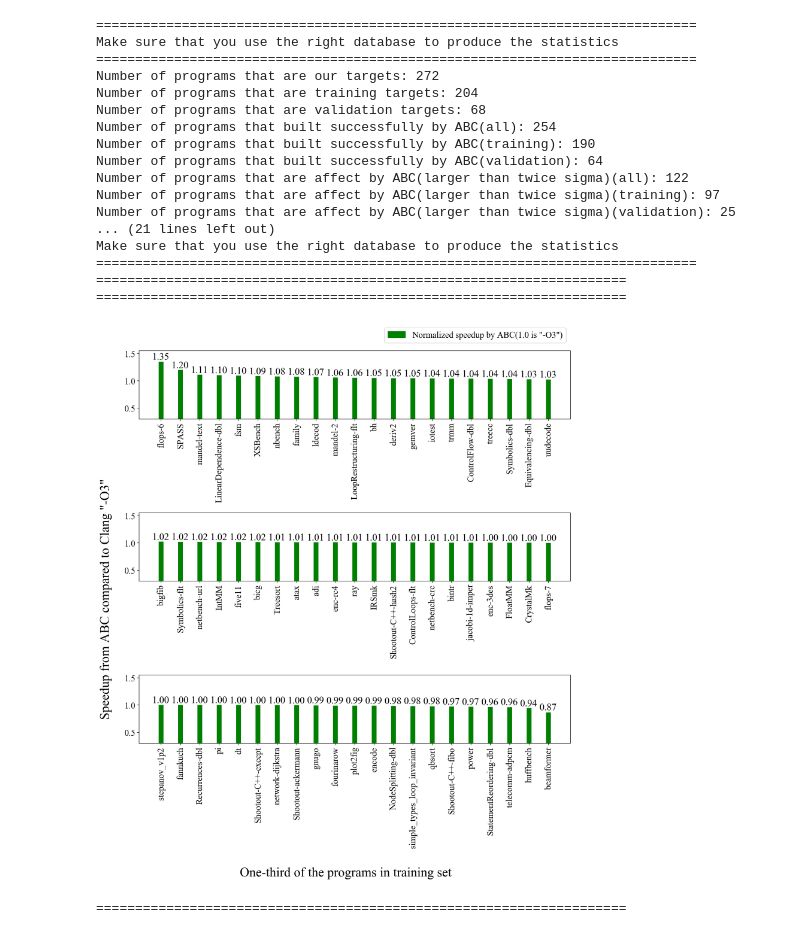
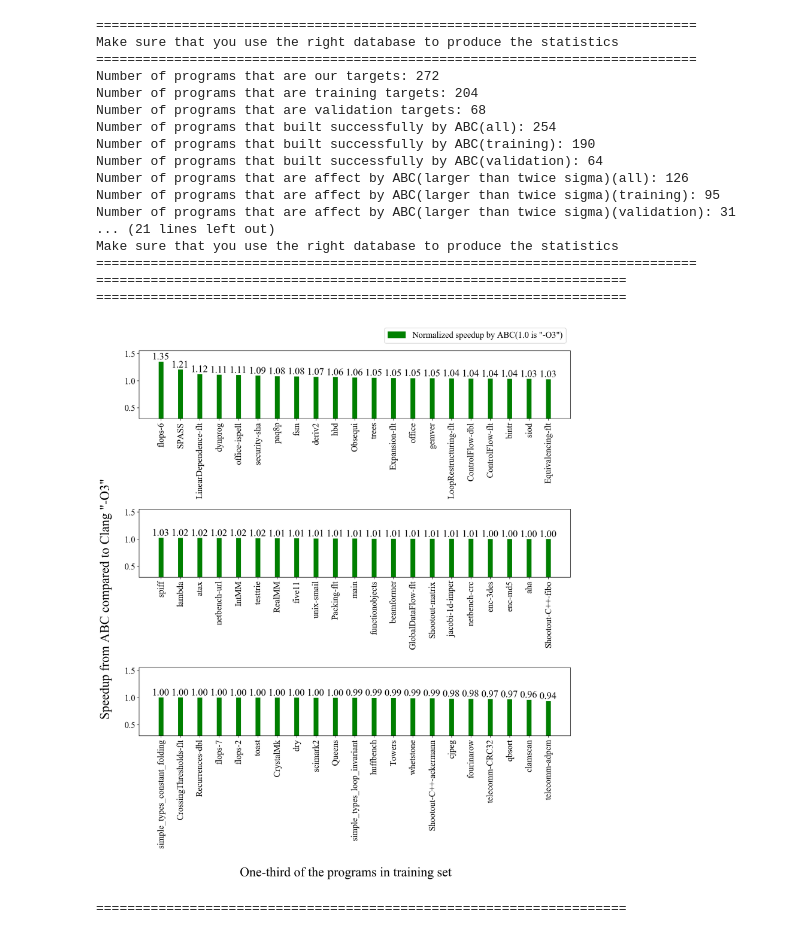
Before and after one commit to JaredCJR/ThesisTools, a Jupyter notebook: PassInstrument/inference/SpeedupEvaluation/LoadAndDraw.ipynb, the cells around one changed output. Cells and saved outputs as stored; diff of their text form; code cells hidden in the pictures.

Commit message:
Let the last commit be the best result of the best configuration
training: 2.0% speedup
validation: 1.6% speedup

```diff
--- a/PassInstrument/inference/SpeedupEvaluation/LoadAndDraw.ipynb
+++ b/PassInstrument/inference/SpeedupEvaluation/LoadAndDraw.ipynb
@@ -120,6 +120,7 @@ def DrawBarChart(Inputs, Title, SaveName="Saved.png", SubGraphNum=3,  Ymax=None,
 
 
 if __name__ == '__main__':
+    TargetDir = "legacy_data/log-07-14_01-57" # training: 2.0%; validation 1.6%
     #TargetDir = "legacy_data/log-07-07_02-07"# training: 1.6%; validation 1.1%
     #TargetDir = "legacy_data/log-06-25_17-42"# training: 0.7%; validation 0.6%
     #TargetDir = "legacy_data/log-06-19_18-56"# training: 1.2%; validation 0.6%
@@ -129,7 +130,7 @@ if __name__ == '__main__':
     #TargetDir = "legacy_data/log-05-30_04-18"# training: 1%; validation 0.8% speedup
     #TargetDir = "legacy_data/log-05-26_19-05"# training: 1.0%; validation 1.1% speedup
     #TargetDir = "legacy_data/log-05-22_07-36"# training: 1.4%; validation 1.4% speedup
-    TargetDir = "legacy_data/log-05-18_03-38"# training: 1.6%; validation 1.1% speedup
+    ###TargetDir = "legacy_data/log-05-18_03-38"# training: 1.6%; validation 1.1% speedup
     #TargetDir = "legacy_data/log-05-14_07-49"# training: 0.9%; validation 1.1% speedup
     #TargetDir = "legacy_data/log-05-07_08-38"# training: 0.9%; validation 0.8% speedup
     #TargetDir = "legacy_data/log-05-02_20-55"# training: 1.4%; validation 1.5% speedup
@@ -336,35 +337,35 @@ if __name__ == '__main__':
 #                  Ymax = TrainingGraphData_sigma[0][1]+0.2, Ymin = 0.3,
 #                  XbarLabel = "Programs with performance differences which are larger than twice of stddev. in training set")
     DrawBarChart(Inputs=TrainingGraphData, Title="",
                  SaveName = "Evaluation_Speedup-trainingSet.png", SubGraphNum=3,
                  Ymax = TrainingGraphData[0][1]+0.2, Ymin = 0.3,
                  XbarLabel = "One-third of the programs in training set")
     print("====================================================================")
 #     DrawBarChart(Inputs=ValidationGraphData_sigma, Title="",
 #                  SaveName = "Evaluation_Speedup-validationSet.png", SubGraphNum=1,
 #                  Ymax = ValidationGraphData_sigma[0][1]+0.2, Ymin = 0.3,
 #                  XbarLabel = "Programs with performance differences which are larger than twice of stddev. in validation set")
     DrawBarChart(Inputs=ValidationGraphData, Title="",
                  SaveName = "Evaluation_Speedup-validationSet.png", SubGraphNum=2,
                  Ymax = ValidationGraphData[0][1]+0.2, Ymin = 0.3,
                  XbarLabel = "Half of the programs in validation set")
 # %% [output]
 =============================================================================
 Make sure that you use the right database to produce the statistics
 =============================================================================
 Number of programs that are our targets: 272
 Number of programs that are training targets: 204
 Number of programs that are validation targets: 68
 Number of programs that built successfully by ABC(all): 254
 Number of programs that built successfully by ABC(training): 190
 Number of programs that built successfully by ABC(validation): 64
-Number of programs that are affect by ABC(larger than twice sigma)(all): 122
-Number of programs that are affect by ABC(larger than twice sigma)(training): 97
-Number of programs that are affect by ABC(larger than twice sigma)(validation): 25
+Number of programs that are affect by ABC(larger than twice sigma)(all): 126
+Number of programs that are affect by ABC(larger than twice sigma)(training): 95
+Number of programs that are affect by ABC(larger than twice sigma)(validation): 31
 ... (21 lines left out)
 Make sure that you use the right database to produce the statistics
 =============================================================================
 ====================================================================
 ====================================================================
-[figure, old version]
+[figure, new version]
 ====================================================================
```
Also changed, not shown: parts of 1 cell of this notebook, 3 other files.
